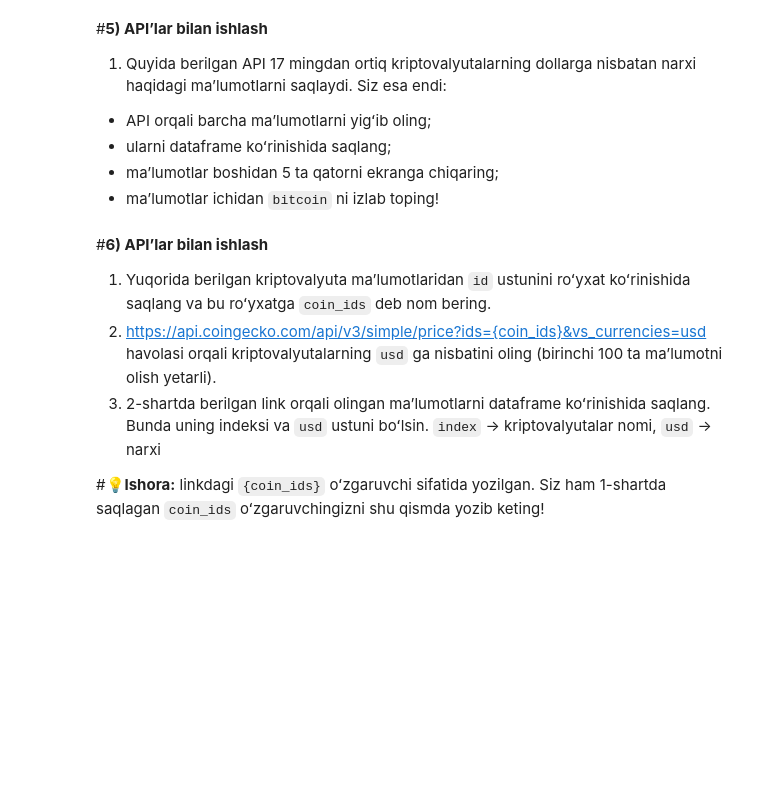
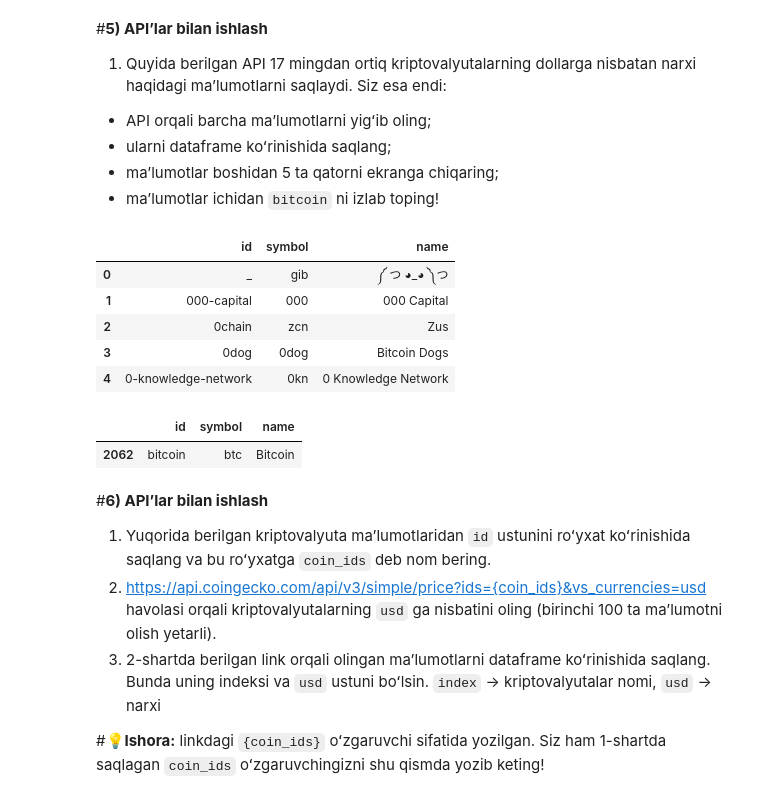
Before and after one commit to IlyasNasirov/notebook, a Jupyter notebook: 10_MAʼLUMOTLARGA_ISHLOV_BERISH_10_25_YAKUNIY_AMALIY_VAZIFA.ipynb, the cells around one changed output. Saved outputs shown, nothing was run; the diff lists cells and outputs as text; code cells hidden in the pictures; blank space fills up the shorter version.

```diff
--- a/10_MAʼLUMOTLARGA_ISHLOV_BERISH_10_25_YAKUNIY_AMALIY_VAZIFA.ipynb
+++ b/10_MAʼLUMOTLARGA_ISHLOV_BERISH_10_25_YAKUNIY_AMALIY_VAZIFA.ipynb
@@ -61,7 +103,23 @@ data = {
   * maʼlumotlar ichidan `bitcoin` ni izlab toping!
 # %%
 coins_url = "https://api.coingecko.com/api/v3/coins/list"
-#javobni shu yerda yozing.
+import requests
+response = requests.get(coins_url)
+data = response.json()
+df = pd.DataFrame(data)
+df.head(5)
+# %% [output]
+|  | id | symbol | name |
+| 0 | _ | gib | ༼ つ ◕_◕ ༽つ |
+| 1 | 000-capital | 000 | 000 Capital |
+| 2 | 0chain | zcn | Zus |
+| 3 | 0dog | 0dog | Bitcoin Dogs |
+| 4 | 0-knowledge-network | 0kn | 0 Knowledge Network |
+# %%
+df[df['name']=='Bitcoin']
+# %% [output]
+|  | id | symbol | name |
+| 2062 | bitcoin | btc | Bitcoin |
 # %% [markdown]
 #**6) APIʼlar bilan ishlash**
 1. Yuqorida berilgan kriptovalyuta maʼlumotlaridan `id` ustunini roʻyxat koʻrinishida saqlang va bu roʻyxatga `coin_ids` deb nom bering.
```
Also changed, not shown: parts of 11 cells of this notebook.
